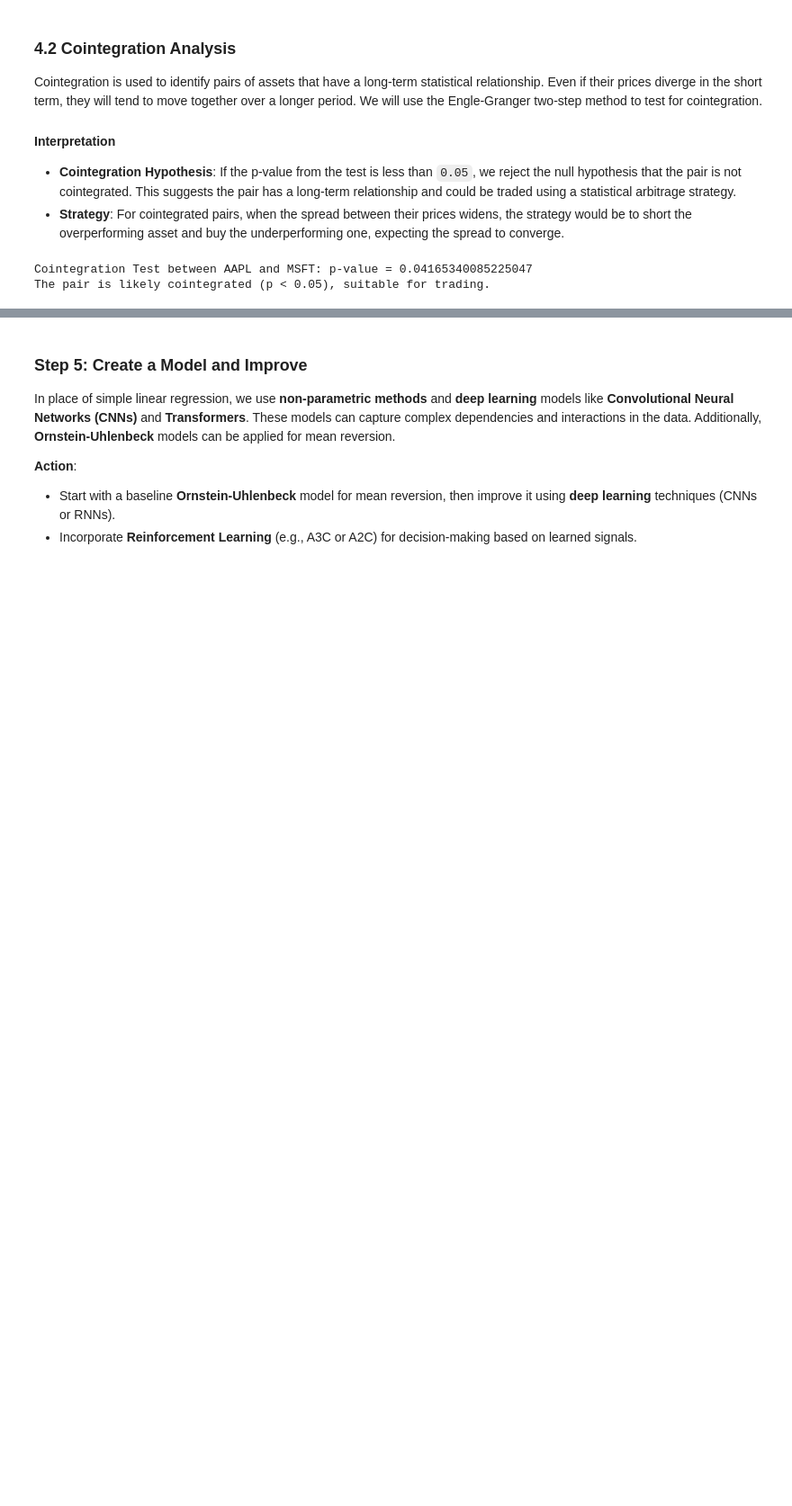
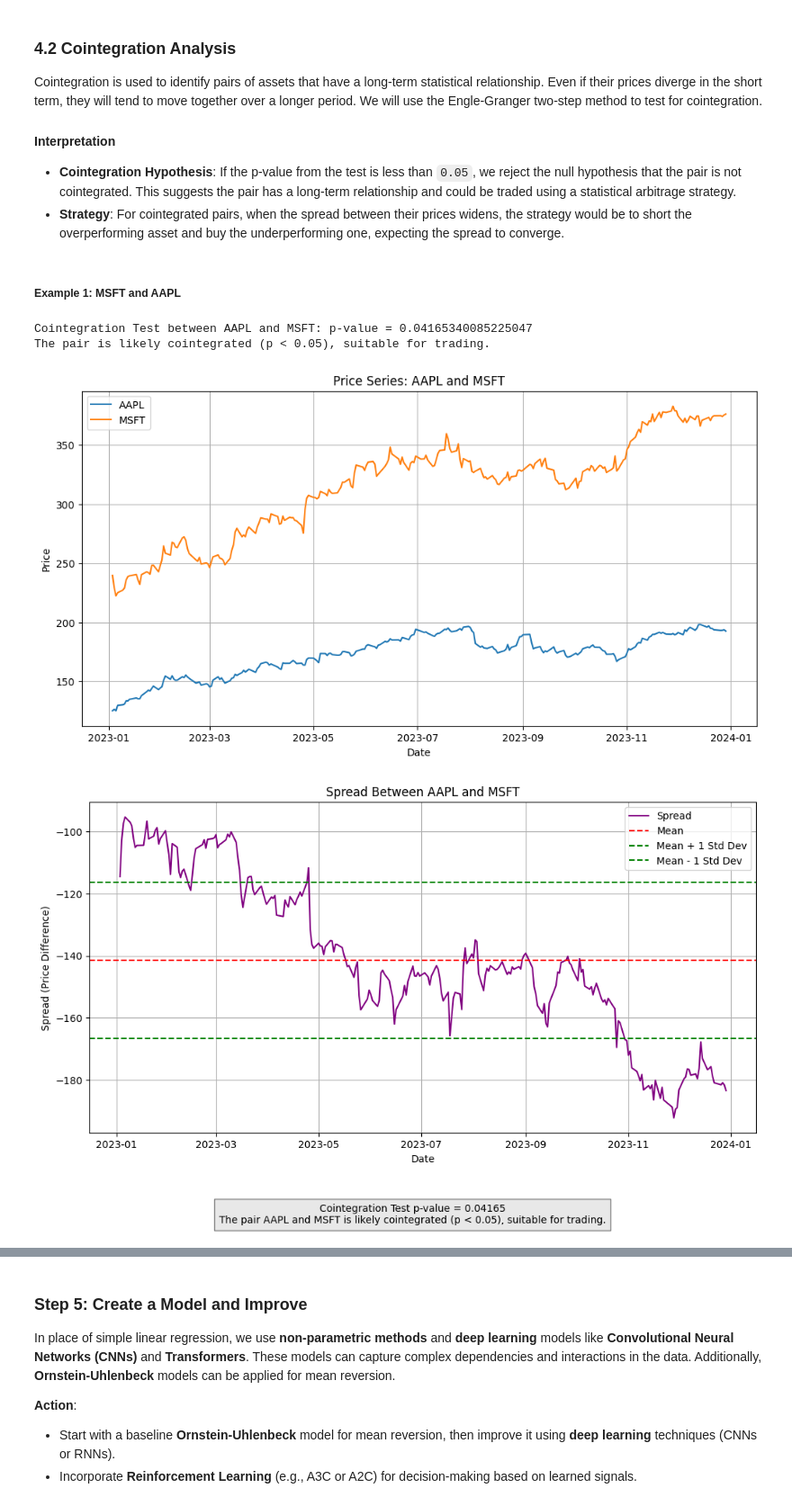
Before and after one commit to esxr/project-arbo, a Jupyter notebook: Cauldron/general_outline.ipynb, the cells around one changed output, grey strips where cells are left out. Shown at 90% size. Cells and saved outputs as stored; diff of their text form; code cells hidden in the pictures; blank space fills up the shorter version.

```diff
--- a/Cauldron/general_outline.ipynb
+++ b/Cauldron/general_outline.ipynb
@@ -285,21 +256,18 @@ Cointegration is used to identify pairs of assets that have a long-term statisti
 - **Cointegration Hypothesis**: If the p-value from the test is less than `0.05`, we reject the null hypothesis that the pair is not cointegrated. This suggests the pair has a long-term relationship and could be traded using a statistical arbitrage strategy.
 - **Strategy**: For cointegrated pairs, when the spread between their prices widens, the strategy would be to short the overperforming asset and buy the underperforming one, expecting the spread to converge.
 # %%
-import statsmodels.api as sm
+import matplotlib.pyplot as plt
 from statsmodels.tsa.stattools import coint
 
-# Cointegration Test Function
 def test_cointegration(data, ticker1, ticker2):
     """
-    Test for cointegration between two assets.
+    Visualize the price series and spread for two potentially cointegrated assets.
+    Also, display the result of the cointegration test and its inference.
 
     Args:
     - data (DataFrame): Historical stock data
     - ticker1 (str): First stock ticker
     - ticker2 (str): Second stock ticker
-
-    Returns:
-    - float: p-value of the cointegration test
     """
     # Filter data for each ticker
     data1 = data[data['Ticker'] == ticker1].set_index('Date')['Close']
@@ -312,16 +280,52 @@ def test_cointegration(data, ticker1, ticker2):
     # Perform cointegration test
     score, p_value, _ = coint(data1_aligned, data2_aligned)
 
+    # Display cointegration test result
     print(f"Cointegration Test between {ticker1} and {ticker2}: p-value = {p_value}")
-    return p_value
+    if p_value < 0.05:
+        print(f"The pair is likely cointegrated (p < 0.05), suitable for trading.")
+        inference_text = f"The pair {ticker1} and {ticker2} is likely cointegrated (p < 0.05), suitable for trading."
+    else:
+        print(f"The pair is not cointegrated (p >= 0.05), not suitable for trading.")
+        inference_text = f"The pair {ticker1} and {ticker2} is not cointegrated (p >= 0.05), not suitable for trading."
 
-# Example: Test cointegration between Apple (AAPL) and Microsoft (MSFT)
-p_value = test_cointegration(data, 'AAPL', 'MSFT')
+    # Plot the price series
+    plt.figure(figsize=(12, 6))
+    plt.plot(data1_aligned.index, data1_aligned, label=ticker1)
+    plt.plot(data2_aligned.index, data2_aligned, label=ticker2)
+    plt.title(f"Price Series: {ticker1} and {ticker2}")
+    plt.xlabel("Date")
+    plt.ylabel("Price")
+    plt.legend()
+    plt.grid(True)
+    plt.show()
 
-if p_value < 0.05:
-    print("The pair is likely cointegrated (p < 0.05), suitable for trading.")
-else:
-    print("The pair is not cointegrated (p >= 0.05), not suitable for trading.")
+    # Calculate the spread
+    spread = data1_aligned - data2_aligned
+
+    # Plot the spread and mean-reversion behavior
+    plt.figure(figsize=(12, 6))
+    plt.plot(spread.index, spread, label="Spread", color='purple')
+    plt.axhline(spread.mean(), color='red', linestyle='--', label="Mean")
+    plt.axhline(spread.mean() + spread.std(), color='green', linestyle='--', label="Mean + 1 Std Dev")
+    plt.axhline(spread.mean() - spread.std(), color='green', linestyle='--', label="Mean - 1 Std Dev")
+    plt.title(f"Spread Between {ticker1} and {ticker2}")
+    plt.xlabel("Date")
+    plt.ylabel("Spread (Price Difference)")
+    plt.legend()
+    plt.grid(True)
+
+    # Add the cointegration result as a text box on the spread plot
+    plt.figtext(0.5, -0.1, f"Cointegration Test p-value = {p_value:.5f}\n{inference_text}",
+                ha="center", fontsize=10, bbox={"facecolor":"lightgray", "alpha":0.5, "pad":5})
+
+    plt.show()
-# %% [output]
-Cointegration Test between AAPL and MSFT: p-value = 0.04165340085225047
-The pair is likely cointegrated (p < 0.05), suitable for trading.
+# %% [markdown]
+##### Example 1: MSFT and AAPL
+# %%
+test_cointegration(data, 'AAPL', 'MSFT')
+# %% [output]
+Cointegration Test between AAPL and MSFT: p-value = 0.04165340085225047
+The pair is likely cointegrated (p < 0.05), suitable for trading.
+[figure, added]
+[figure, added]
```
Also changed, not shown: parts of 19 cells of this notebook, 12 other files.
